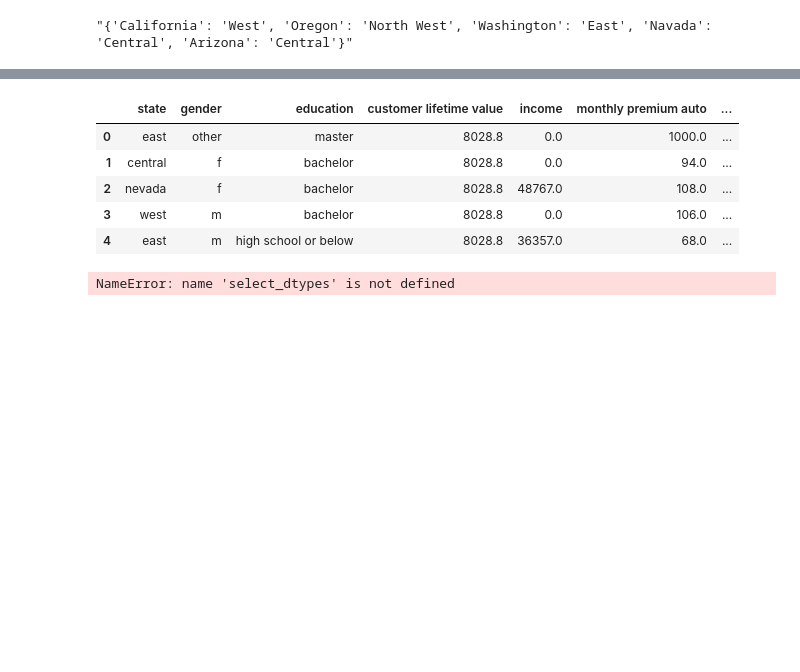
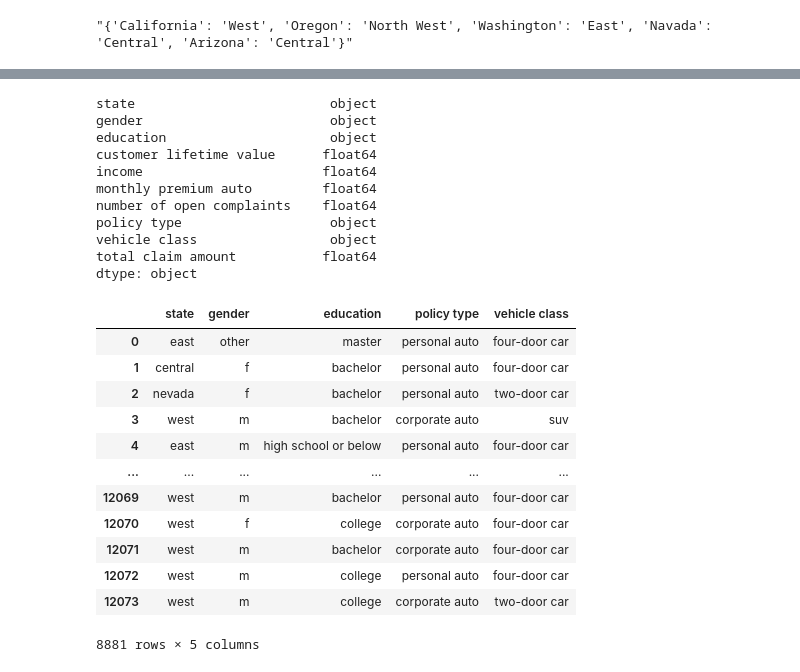
Before and after one commit to OdeliaAhdout/car_insurance_case_study_OA, a Jupyter notebook: ca_lab.ipynb, the cells around one changed output, grey strips where cells are left out. Cells and saved outputs as stored; diff of their text form; code cells hidden in the pictures; blank space fills up the shorter version.

```diff
--- a/ca_lab.ipynb
+++ b/ca_lab.ipynb
@@ -435,0 +418,2 @@ array([    0., 48767., 36357., ..., 66367., 71941., 21941.])
+# %%
+ca_df["customer lifetime value"] = ca_df["customer lifetime value"].fillna(CLV_median)
@@ -442,2 +446,2 @@ monthly_premium_auto_mean
 # %%
-ca_df["monthly premium auto"] = ca_df["monthly premium auto"].fillna(monthly_premium_auto_mean)
+## ca_df["monthly premium auto"] = ca_df["monthly premium auto"].fillna(monthly_premium_auto_mean)
@@ -470,2 +450,2 @@ number_of_open_complaints_mean
 # %%
-ca_df["number of open complaints"] = ca_df["number of open complaints"].fillna(number_of_open_complaints_mean)
+## ca_df["number of open complaints"] = ca_df["number of open complaints"].fillna(number_of_open_complaints_mean)
@@ -478,2 +454,2 @@ total_claim_amount_mean = round(np.mean(ca_df["total claim amount"]), 2)
 # %%
-ca_df["total claim amount"] = ca_df["total claim amount"].fillna(total_claim_amount_mean)
+## ca_df["total claim amount"] = ca_df["total claim amount"].fillna(total_claim_amount_mean)
@@ -544,13 +576,31 @@ ca_df["vehicle class"] = ca_df["vehicle class"].str.lower()
 # %%
-ca_df.head()
+ca_df.dtypes
 # %% [output]
-|  | state | gender | education | customer lifetime value | income | monthly premium auto | ... |
-| 0 | east | other | master | 8028.8 | 0.0 | 1000.0 | ... |
-| 1 | central | f | bachelor | 8028.8 | 0.0 | 94.0 | ... |
-| 2 | nevada | f | bachelor | 8028.8 | 48767.0 | 108.0 | ... |
-| 3 | west | m | bachelor | 8028.8 | 0.0 | 106.0 | ... |
-| 4 | east | m | high school or below | 8028.8 | 36357.0 | 68.0 | ... |
+state                         object
+gender                        object
+education                     object
+customer lifetime value      float64
+income                       float64
+monthly premium auto         float64
+number of open complaints    float64
+policy type                   object
+vehicle class                 object
+total claim amount           float64
+dtype: object
 # %%
-types_columns = select_dtypes(incldataude=None, exclude=None)
+ca_categorical = ca_df.select_dtypes(include=object)
+ca_categorical
 # %% [output]
+|  | state | gender | education | policy type | vehicle class |
+| 0 | east | other | master | personal auto | four-door car |
+| 1 | central | f | bachelor | personal auto | four-door car |
+| 2 | nevada | f | bachelor | personal auto | two-door car |
+| 3 | west | m | bachelor | corporate auto | suv |
+| 4 | east | m | high school or below | personal auto | four-door car |
+| ... | ... | ... | ... | ... | ... |
+| 12069 | west | m | bachelor | personal auto | four-door car |
+| 12070 | west | f | college | corporate auto | four-door car |
+| 12071 | west | m | bachelor | corporate auto | four-door car |
+| 12072 | west | m | college | personal auto | four-door car |
+| 12073 | west | m | college | corporate auto | two-door car |
-NameError: name 'select_dtypes' is not defined
+8881 rows × 5 columns
```
Also changed, not shown: parts of 38 cells of this notebook.
